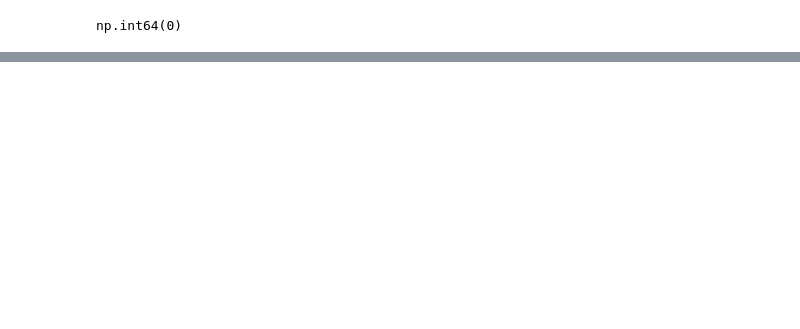
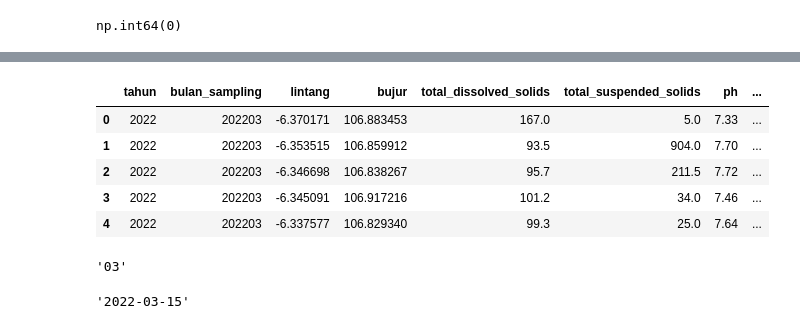
Before and after one commit to DanishRitonga/datavidia-penyisihan, a Jupyter notebook: main.ipynb, the cells around one changed output, grey strips where cells are left out. Saved outputs shown, nothing was run; the diff lists cells and outputs as text; code cells hidden in the pictures; blank space fills up the shorter version.

Commit message:
fix sungai v1

```diff
--- a/main.ipynb
+++ b/main.ipynb
@@ -1201,3 +1249,10 @@ Name: parameter, Length: 11282, dtype: str
 sungai_df['hasil_pengukuran'][(sungai_df['jenis_parameter'] == 'KIMIA') & (sungai_df['parameter'] == "TOTAL N")].count()
 # %% [output]
 np.int64(0)
+# %%
+common_cols = ['tahun', 'bulan_sampling', 'lintang', 'bujur']
+
+sungai_df = reduce(lambda left, right: pd.merge(left, right, on=common_cols, how='inner'), sungai_dfs)
+sungai_df.columns.name = None
+# %%
+param_rename_map = {v['params3']: k for k, v in river_params_dict.items()}
@@ -1203,0 +1263,3 @@ np.int64(0)
+# %%
+sungai_df = sungai_df.rename(columns=param_rename_map)
+sungai_df = sungai_df[['tahun', 'bulan_sampling', 'lintang', 'bujur', *river_params_dict.keys()]]
@@ -1203,0 +1306,17 @@ np.int64(0)
+# %%
+sungai_df.head()
+# %% [output]
+|  | tahun | bulan_sampling | lintang | bujur | total_dissolved_solids | total_suspended_solids | ph | ... |
+| 0 | 2022 | 202203 | -6.370171 | 106.883453 | 167.0 | 5.0 | 7.33 | ... |
+| 1 | 2022 | 202203 | -6.353515 | 106.859912 | 93.5 | 904.0 | 7.70 | ... |
+| 2 | 2022 | 202203 | -6.346698 | 106.838267 | 95.7 | 211.5 | 7.72 | ... |
+| 3 | 2022 | 202203 | -6.345091 | 106.917216 | 101.2 | 34.0 | 7.46 | ... |
+| 4 | 2022 | 202203 | -6.337577 | 106.829340 | 99.3 | 25.0 | 7.64 | ... |
+# %%
+sungai_df['bulan_sampling'][0].astype(str)[4:]
+# %% [output]
+'03'
+# %%
+sungai_df['bulan_sampling'][0].astype(str)[:4] + '-' + sungai_df['bulan_sampling'][0].astype(str)[4:] + "-15"
+# %% [output]
+'2022-03-15'
```
Also changed, not shown: parts of 39 cells of this notebook, 5 other files.
